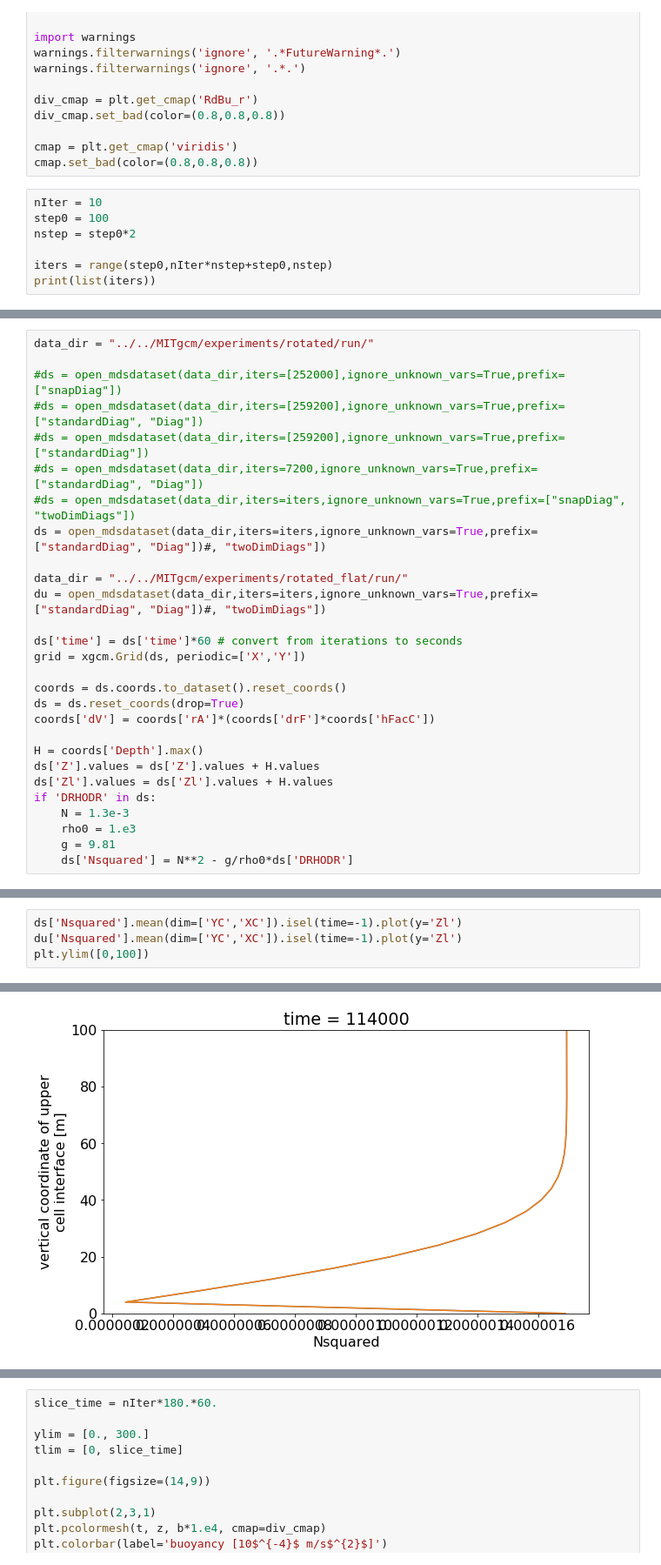
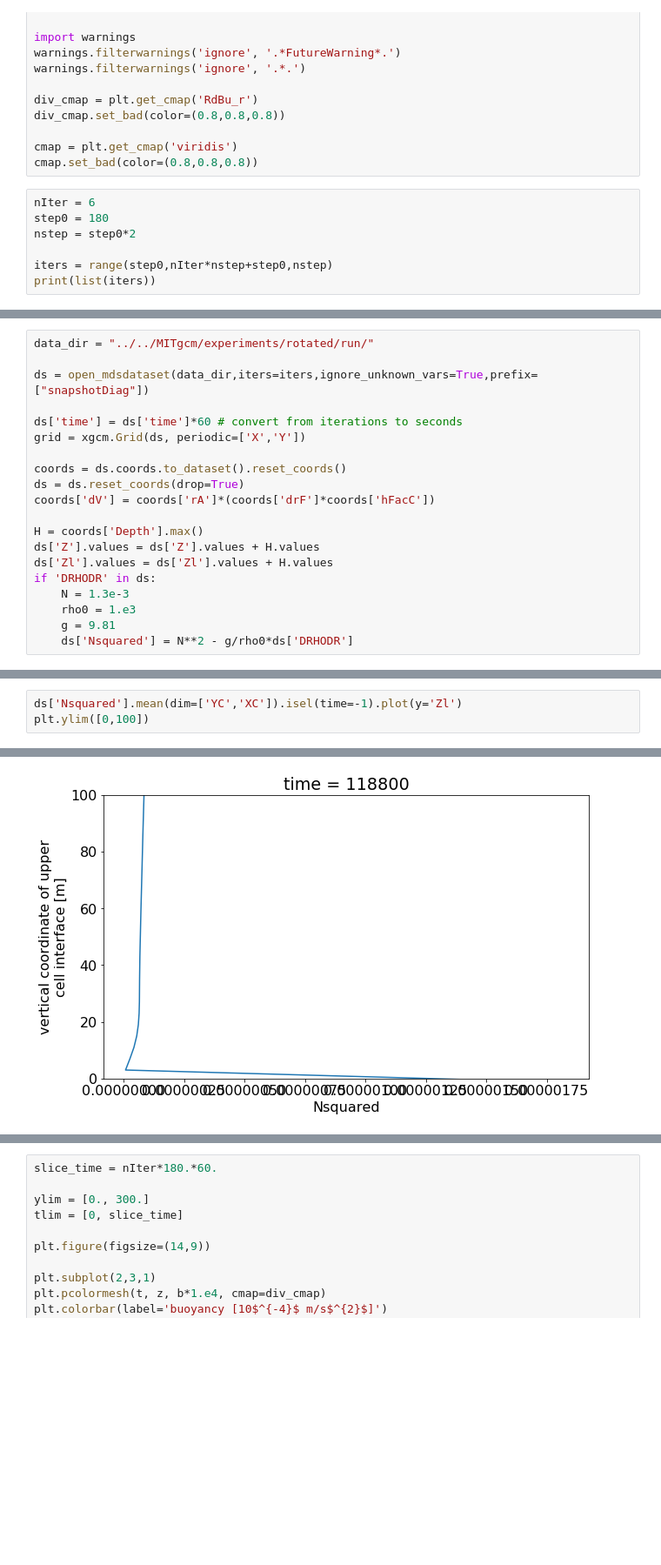
Before and after one commit to hdrake/bblturb, a Jupyter notebook: notebooks/analysis/01_testing_setup.ipynb, the cells around one changed output, grey strips where cells are left out. Shown at 87% size. Drawn from its saved outputs; the diff is of its cells as text; blank space fills up the shorter version.

Commit message:
Corrected some lingering bugs (I think?)
Decreased timestep, increased horizontal hyperdiffusion, and turned off stagger time stepping.

```diff
--- a/notebooks/analysis/01_testing_setup.ipynb
+++ b/notebooks/analysis/01_testing_setup.ipynb
@@ -20,8 +20,8 @@ div_cmap.set_bad(color=(0.8,0.8,0.8))
 cmap = plt.get_cmap('viridis')
 cmap.set_bad(color=(0.8,0.8,0.8))
 # %%
-nIter = 10
-step0 = 100
+nIter = 6
+step0 = 180
 nstep = step0*2
 
 iters = range(step0,nIter*nstep+step0,nstep)
@@ -31,15 +31,7 @@ print(list(iters))
 # %%
 data_dir = "../../MITgcm/experiments/rotated/run/"
 
-#ds = open_mdsdataset(data_dir,iters=[252000],ignore_unknown_vars=True,prefix=["snapDiag"])
-#ds = open_mdsdataset(data_dir,iters=[259200],ignore_unknown_vars=True,prefix=["standardDiag", "Diag"])
-#ds = open_mdsdataset(data_dir,iters=[259200],ignore_unknown_vars=True,prefix=["standardDiag"])
-#ds = open_mdsdataset(data_dir,iters=7200,ignore_unknown_vars=True,prefix=["standardDiag", "Diag"])
-#ds = open_mdsdataset(data_dir,iters=iters,ignore_unknown_vars=True,prefix=["snapDiag", "twoDimDiags"])
-ds = open_mdsdataset(data_dir,iters=iters,ignore_unknown_vars=True,prefix=["standardDiag", "Diag"])#, "twoDimDiags"])
-
-data_dir = "../../MITgcm/experiments/rotated_flat/run/"
-du = open_mdsdataset(data_dir,iters=iters,ignore_unknown_vars=True,prefix=["standardDiag", "Diag"])#, "twoDimDiags"])
+ds = open_mdsdataset(data_dir,iters=iters,ignore_unknown_vars=True,prefix=["snapshotDiag"])
 
 ds['time'] = ds['time']*60 # convert from iterations to seconds
 grid = xgcm.Grid(ds, periodic=['X','Y'])
@@ -113,10 +91,9 @@ plt.tight_layout()
 # %%
 ds['Nsquared'].mean(dim=['YC','XC']).isel(time=-1).plot(y='Zl')
-du['Nsquared'].mean(dim=['YC','XC']).isel(time=-1).plot(y='Zl')
 plt.ylim([0,100])
 # %% [output]
 (0, 100)
-[figure, old version]
+[figure, new version]
 # %%
 plt.figure(figsize=(14,10))
 
```
Also changed, not shown: parts of 8 cells of this notebook, 13 other files.
